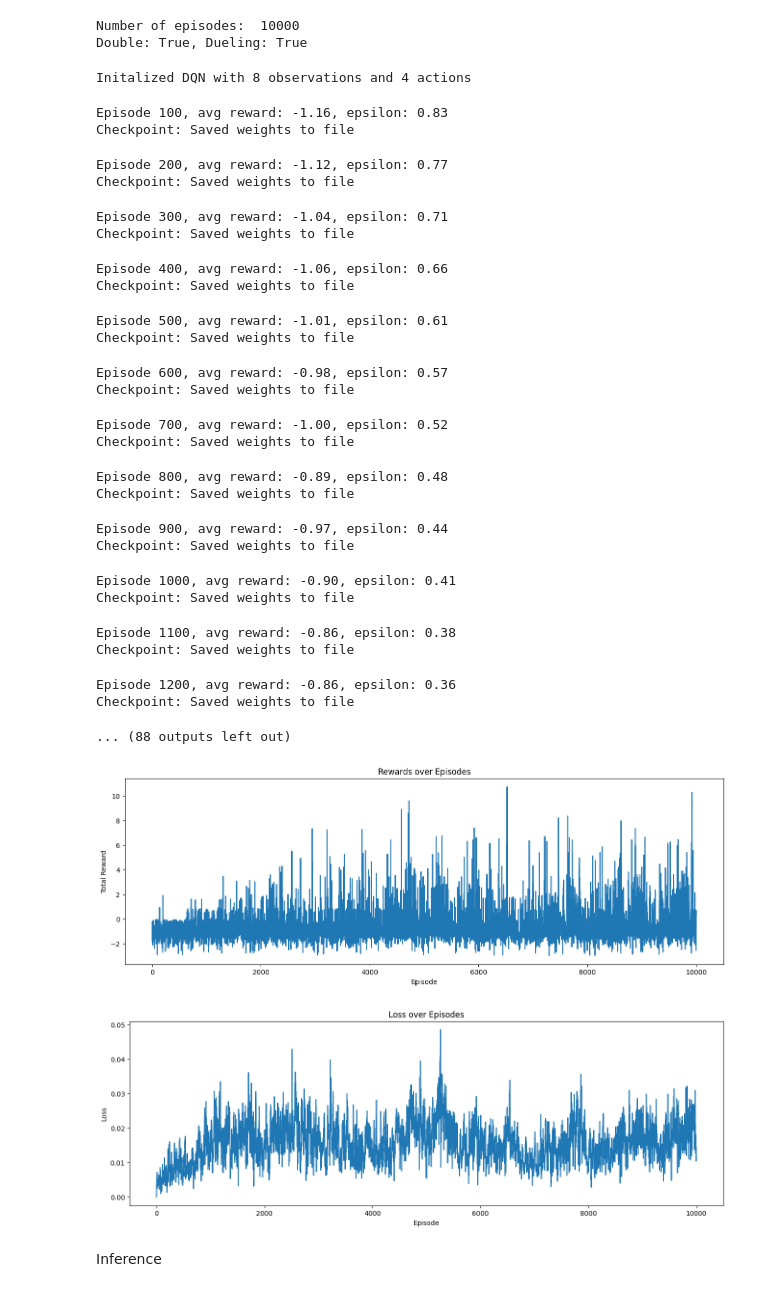
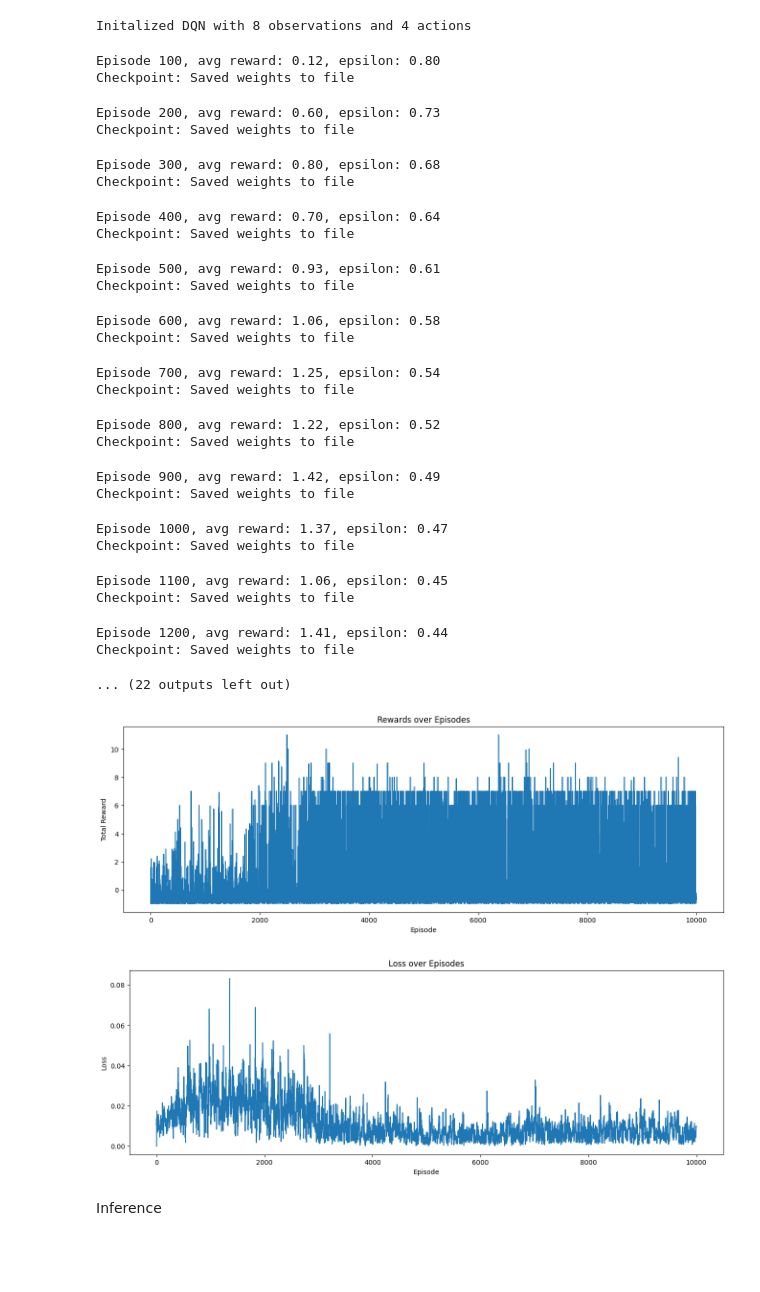
Before and after one commit to wrathchild14/snake_ai, a Jupyter notebook: rl/smart_snake.ipynb, the cells around one changed output. Drawn from its saved outputs; the diff is of its cells as text; code cells hidden in the pictures; blank space fills up the shorter version.

```diff
--- a/rl/smart_snake.ipynb
+++ b/rl/smart_snake.ipynb
@@ -44,31 +45,25 @@ BATCH_SIZE = 128
 GAMMA = 0.99
 EPS_START = 0.9
 EPS_END = 0.1
-EPS_DECAY = 100_000
+EPS_DECAY = 50_000
 TAU = 0.005
 LR = 1e-4
 
 SAVE_WEIGHTS = True
 LOAD_WEIGHTS = False
 steps_done = 0
-STEPS = 500
-DOUBLE = True
-DUELING = True
+STEPS = 250
+DOUBLE = False
+DUELING = False
 GRAPHICS = False
 
 if torch.cuda.is_available():
-    num_episodes = 10_000
+    num_episodes = 5_000
 else:
     num_episodes = 50
-
-print("Number of episodes: ", num_episodes)
-print(f"Double: {DOUBLE}, Dueling: {DUELING}")
-# %% [output]
-Number of episodes:  10000
-Double: True, Dueling: True
 # %%
 
-env = UnityEnvironment(file_name="unity_builds/snake", seed=13, side_channels=[], no_graphics=not GRAPHICS)
+env = UnityEnvironment(file_name="unity_builds/snake", seed=1, side_channels=[], no_graphics=not GRAPHICS)
 env.reset()
 
 behaviour_name = list(env.behavior_specs)[0]
@@ -95,14 +90,14 @@ target_net.load_state_dict(policy_net.state_dict())
 
 optimizer = optim.AdamW(policy_net.parameters(), lr=LR, amsgrad=True)
 memory = ReplayMemory(1000)
-print(f"Initialized DQN with {n_observations} observations and {n_actions} actions")
+print(f"Initalized DQN with {n_observations} observations and {n_actions} actions")
 rewards = []
 losses = []
+lengths = []
 # %% [output]
 Initalized DQN with 8 observations and 4 actions
 # %%
 pbar = tqdm(range(num_episodes))
-t = 0  # t init
 for i_episode in pbar:
     if i_episode % 100 == 0 and i_episode != 0:
         print(
@@ -112,6 +107,7 @@ for i_episode in pbar:
         print("Checkpoint: Saved weights to file")
     step_rewards = []
     step_losses = []
+    episode_length = []
     # Initialize the environment and get its state
     env.reset()
     decision_steps, terminal_steps = env.get_steps(behaviour_name)
@@ -170,43 +166,45 @@ for i_episode in pbar:
         target_net.load_state_dict(target_net_state_dict)
 
         if terminated or done:
+            episode_length.append(t)
             break
 
     if len(step_losses) == 0:
         step_losses.append(0)
     losses.append(np.mean(step_losses))
+    lengths.append(np.mean(episode_length))
     ep_rewards = sum(step_rewards)
     pbar.set_description(f"E {i_episode} done after {t + 1} t, with r: {ep_rewards:.2f} and l: {np.mean(step_losses):.2f}")
     rewards.append(ep_rewards)
 
 env.close()
-print(f"Finished training in {(time.perf_counter() - timer_start)/3600} hours")
+print(f"Finished training in {(time.perf_counter() - timer_start)/60 :.3} minutes")
 # %% [output]
-Episode 100, avg reward: -1.16, epsilon: 0.83
+Episode 100, avg reward: 0.12, epsilon: 0.80
 Checkpoint: Saved weights to file
-Episode 200, avg reward: -1.12, epsilon: 0.77
+Episode 200, avg reward: 0.60, epsilon: 0.73
 Checkpoint: Saved weights to file
-Episode 300, avg reward: -1.04, epsilon: 0.71
+Episode 300, avg reward: 0.80, epsilon: 0.68
 Checkpoint: Saved weights to file
-Episode 400, avg reward: -1.06, epsilon: 0.66
+Episode 400, avg reward: 0.70, epsilon: 0.64
 Checkpoint: Saved weights to file
-Episode 500, avg reward: -1.01, epsilon: 0.61
+Episode 500, avg reward: 0.93, epsilon: 0.61
 Checkpoint: Saved weights to file
-Episode 600, avg reward: -0.98, epsilon: 0.57
+Episode 600, avg reward: 1.06, epsilon: 0.58
 Checkpoint: Saved weights to file
-Episode 700, avg reward: -1.00, epsilon: 0.52
+Episode 700, avg reward: 1.25, epsilon: 0.54
 Checkpoint: Saved weights to file
-Episode 800, avg reward: -0.89, epsilon: 0.48
+Episode 800, avg reward: 1.22, epsilon: 0.52
 Checkpoint: Saved weights to file
-Episode 900, avg reward: -0.97, epsilon: 0.44
+Episode 900, avg reward: 1.42, epsilon: 0.49
 Checkpoint: Saved weights to file
-Episode 1000, avg reward: -0.90, epsilon: 0.41
+Episode 1000, avg reward: 1.37, epsilon: 0.47
 Checkpoint: Saved weights to file
-Episode 1100, avg reward: -0.86, epsilon: 0.38
+Episode 1100, avg reward: 1.06, epsilon: 0.45
 Checkpoint: Saved weights to file
-Episode 1200, avg reward: -0.86, epsilon: 0.36
+Episode 1200, avg reward: 1.41, epsilon: 0.44
 Checkpoint: Saved weights to file
-... (88 outputs left out)
+... (22 outputs left out)
 # %%
 
 if SAVE_WEIGHTS:
@@ -218,21 +219,28 @@ if SAVE_WEIGHTS:
 # %%
 
 plt.figure(figsize=(16, 5))
 plt.plot(rewards)
 plt.xlabel('Episode')
 plt.ylabel('Total Reward')
 plt.title('Rewards over Episodes')
 plt.show()
 
 plt.figure(figsize=(16, 5))
 plt.plot(losses)
 plt.xlabel('Episode')
 plt.ylabel('Loss')
 plt.title('Loss over Episodes')
 plt.show()
+
+plt.figure(figsize=(16, 5))
+plt.plot(lengths)
+plt.xlabel('Episode')
+plt.ylabel('Episode Length')
+plt.title('Episode Length over Episodes')
+plt.show()
 # %% [output]
-[figure, old version]
+[figure, new version]
-[figure, old version]
+[figure, new version]
 # %% [markdown]
 Inference
 # %%
```
Also changed, not shown: parts of 3 cells of this notebook, 2 other files.
